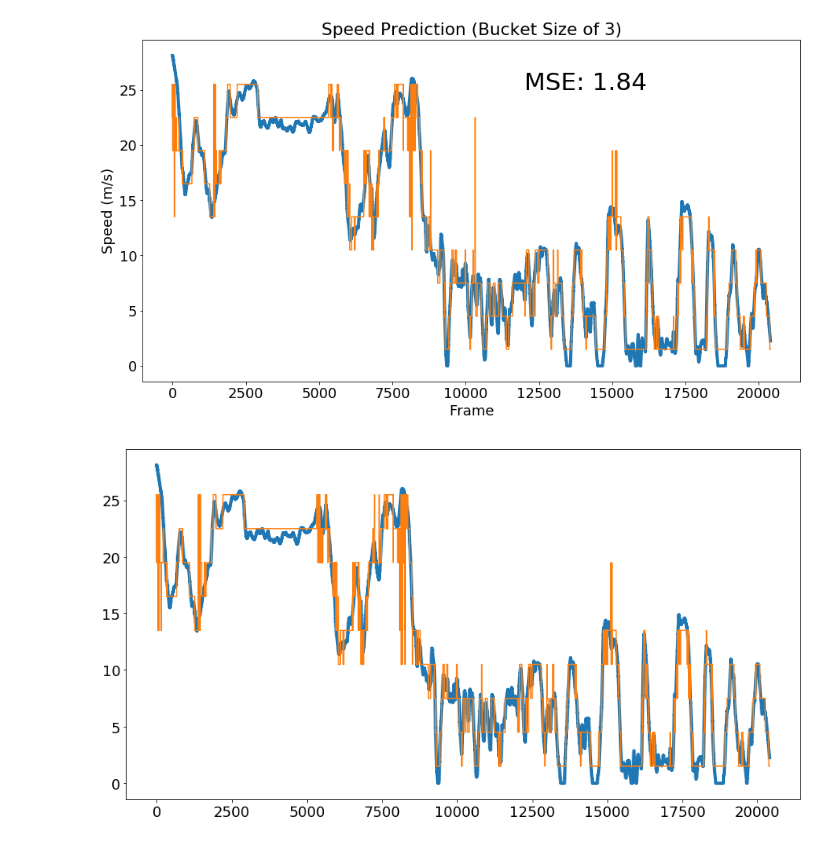
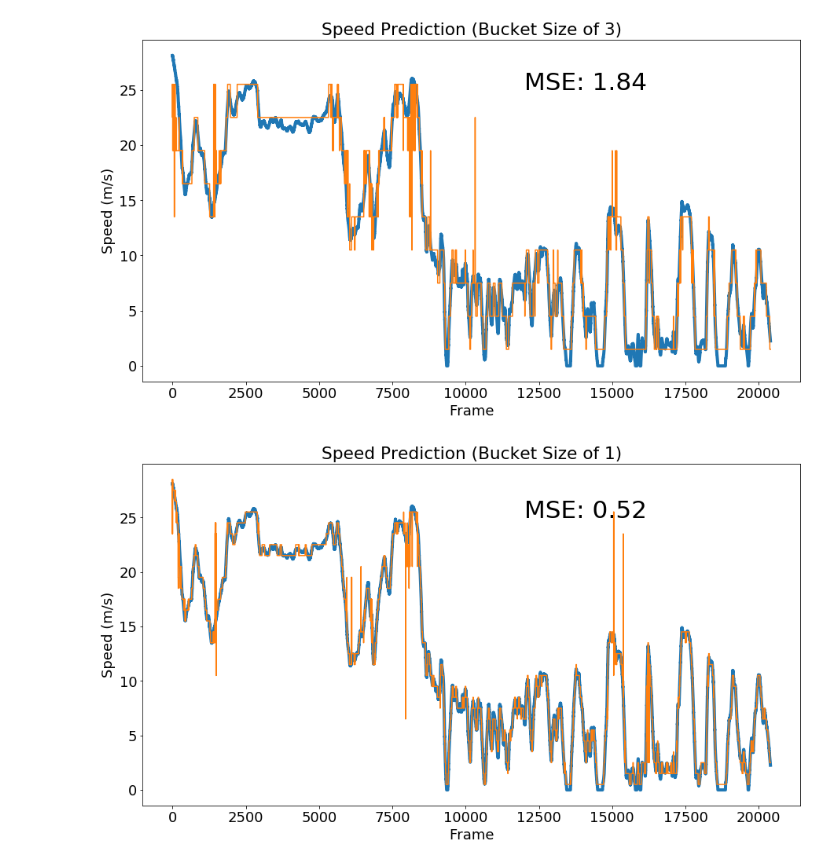
Before and after one commit to nunezpaul/speedchallenge, a Jupyter notebook: examine_data/examine_train_prediction.ipynb, the cells around one changed output. Drawn from its saved outputs; the diff is of its cells as text; code cells hidden in the pictures.

Commit message:
examining predictions from models

```diff
--- a/examine_data/examine_train_prediction.ipynb
+++ b/examine_data/examine_train_prediction.ipynb
@@ -19,9 +19,9 @@ print(train_data.head())
 3  data/images/train/img3.jpg  data/images/train/img4.jpg        28  28.130404
 4  data/images/train/img4.jpg  data/images/train/img5.jpg        28  28.109243
 # %%
-y_pred = pd.read_csv('../data/predictions/sorted_train/prediction_bucket_size_3_10_buckets.txt')
-print(y_pred.shape)
-print(y_pred.head())
+y_pred_3 = pd.read_csv('../data/predictions/sorted_train/prediction_bucket_size_3_10_buckets.txt')
+print(y_pred_3.shape)
+print(y_pred_3.head())
 # %% [output]
 (20416, 10)
           0         1         2         3         4         5         6  \
@@ -39,5 +39,5 @@ print(y_pred.head())
 4  0.351162  0.266930  0.056198
 # %%
 BUCKET_SIZE = 3
-train_data['pred_category'] = np.argmax(a=y_pred.values, axis=-1)[:train_data.shape[0]]
-train_data['pred_speed'] = (train_data['pred_category'] + 0.5) * BUCKET_SIZE
+train_data['pred_category'] = np.argmax(a=y_pred_3.values, axis=-1)[:train_data.shape[0]]
+y_pred_speed_3 = (train_data['pred_category'] + 0.5) * BUCKET_SIZE
@@ -63,14 +54,20 @@ plt.show()
 # %% [output]
 [figure]
 # %%
-BUCKET_SIZE = 3
-y_pred = pd.read_csv('../data/predictions/sorted_train/prediction_bucket_size_3_10_buckets_1.txt')
-y_pred = np.argmax(a=y_pred.values, axis=-1)[:train_data.shape[0]]
-y_pred_speed = (y_pred + 0.5) * BUCKET_SIZE
+BUCKET_SIZE = 1
+y_pred_1 = pd.read_csv('../data/predictions/sorted_train/prediction_bucket_size_1_29_buckets.txt')
+y_pred_1 = np.argmax(a=y_pred_1.values, axis=-1)[:train_data.shape[0]]
+y_pred_speed_1 = (y_pred_1 + 0.5) * BUCKET_SIZE
-# %%
-plt.plot(train_data['speed'], linewidth=4)
-plt.plot(y_pred_speed)
-plt.show()
-# %% [output]
-[figure, removed]
+# %%
+plt.plot(train_data['speed'], linewidth=4)
+plt.plot(y_pred_speed_1)
+plt.xlabel('Frame')
+plt.ylabel('Speed (m/s)')
+plt.title('Speed Prediction (Bucket Size of 1)')
+
+mse = np.mean(np.square(train_data['speed'] - y_pred_speed_1))
+plt.annotate(f'MSE: {mse:.2f}', xy=(12000, 25), fontsize='xx-large')
+plt.show()
+# %% [output]
+[figure, added]
 # %%
```
Also changed, not shown: parts of 9 cells of this notebook, 1 other file.
